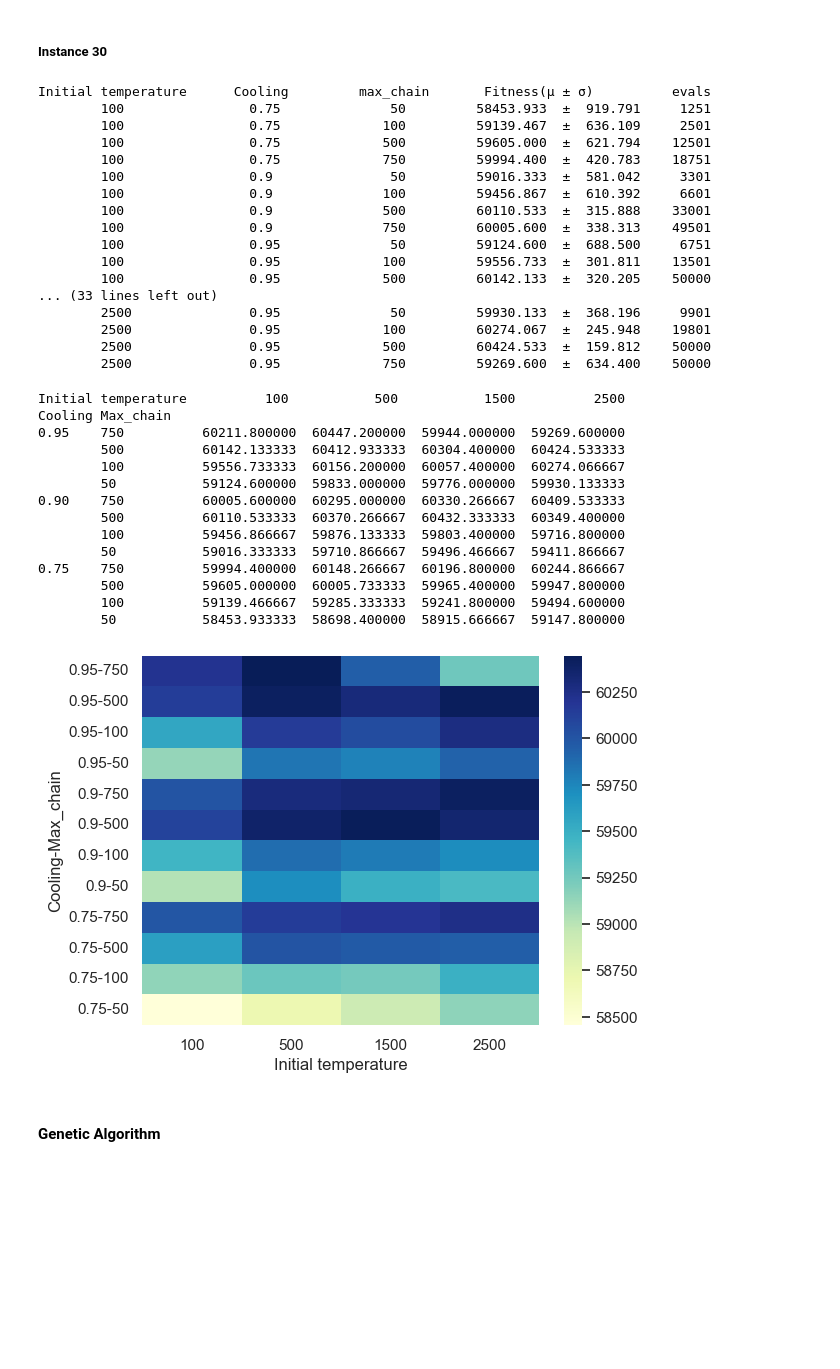
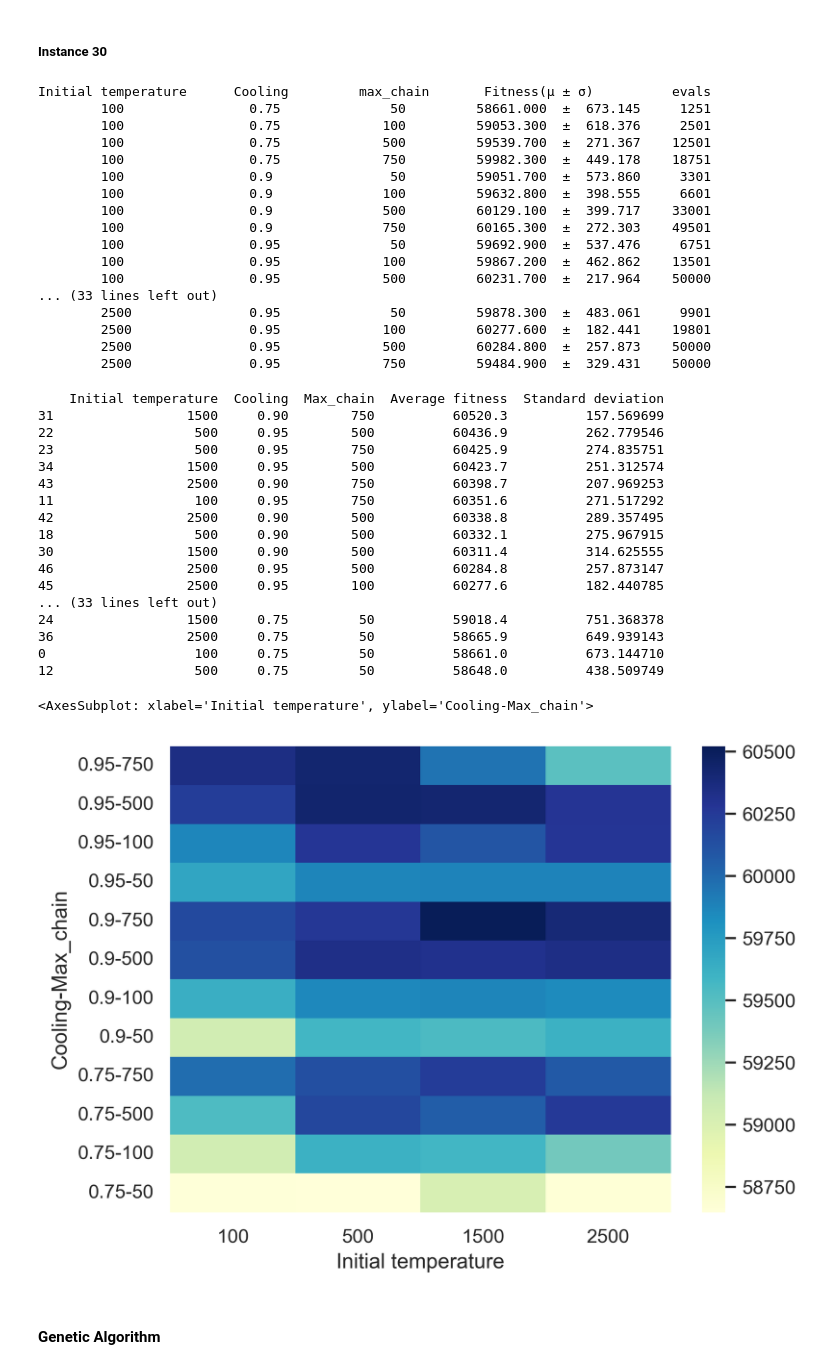
Before and after one commit to usainzg/search-heuristics, a Jupyter notebook: LOP_Naroa_Unai.ipynb, the cells around one changed output. Saved outputs shown, nothing was run; the diff lists cells and outputs as text; code cells hidden in the pictures; blank space fills up the shorter version.

```diff
--- a/LOP_Naroa_Unai.ipynb
+++ b/LOP_Naroa_Unai.ipynb
@@ -34,7 +34,8 @@ import random
 import matplotlib.pyplot as plt
 import more_itertools as mit
 from time import time
-import seaborn as sns; sns.set()
+import seaborn as sns
+sns.set(rc={"figure.dpi":300, 'savefig.dpi':300})
 import pandas as pd
 import random
 import time as tm
@@ -501,7 +502,7 @@ Time (μ ± σ):   0.020498  ±  0.012444
 instance_20 = read_instance_LOP(f"{std_instances_path}/Cebe.lop.n20.4")
 instance_30 = read_instance_LOP(f"{std_instances_path}/Cebe.lop.n30.3")
 # %%
-N_RUNS = 15
+N_RUNS = 10
 # %% [markdown]
 #### Simulated Annealing
 # %%
@@ -662,66 +667,70 @@ for tmp in initial_temperatures:
             # print("Time (μ ± σ):\t{:.6f}  ±  {:.6f}".format(float(np.mean(time_list)), float(np.std(time_list))))
 # %% [output]
 Initial temperature      Cooling         max_chain       Fitness(μ ± σ)          evals
-        100                0.75              50         58453.933  ±  919.791     1251
-        100                0.75             100         59139.467  ±  636.109     2501
-        100                0.75             500         59605.000  ±  621.794    12501
-        100                0.75             750         59994.400  ±  420.783    18751
-        100                0.9               50         59016.333  ±  581.042     3301
-        100                0.9              100         59456.867  ±  610.392     6601
-        100                0.9              500         60110.533  ±  315.888    33001
-        100                0.9              750         60005.600  ±  338.313    49501
-        100                0.95              50         59124.600  ±  688.500     6751
-        100                0.95             100         59556.733  ±  301.811    13501
-        100                0.95             500         60142.133  ±  320.205    50000
+        100                0.75              50         58661.000  ±  673.145     1251
+        100                0.75             100         59053.300  ±  618.376     2501
+        100                0.75             500         59539.700  ±  271.367    12501
+        100                0.75             750         59982.300  ±  449.178    18751
+        100                0.9               50         59051.700  ±  573.860     3301
+        100                0.9              100         59632.800  ±  398.555     6601
+        100                0.9              500         60129.100  ±  399.717    33001
+        100                0.9              750         60165.300  ±  272.303    49501
+        100                0.95              50         59692.900  ±  537.476     6751
+        100                0.95             100         59867.200  ±  462.862    13501
+        100                0.95             500         60231.700  ±  217.964    50000
 ... (33 lines left out)
-        2500               0.95              50         59930.133  ±  368.196     9901
-        2500               0.95             100         60274.067  ±  245.948    19801
-        2500               0.95             500         60424.533  ±  159.812    50000
-        2500               0.95             750         59269.600  ±  634.400    50000
+        2500               0.95              50         59878.300  ±  483.061     9901
+        2500               0.95             100         60277.600  ±  182.441    19801
+        2500               0.95             500         60284.800  ±  257.873    50000
+        2500               0.95             750         59484.900  ±  329.431    50000
 # %%
 pd.set_option("expand_frame_repr", False)
 datos = pd.DataFrame(
     {
         "Initial temperature": list_initial_temperatures,
         "Cooling": list_coolings,
         "Max_chain": list_max_chain,
         "Average fitness": avg_fitnesses,
         "Standard deviation": deviations,
     }
 )
 datos.sort_values(
     by=["Average fitness"], inplace=True, ascending=False
 )
+print(datos)
 datos = datos.pivot(
     index=["Cooling", "Max_chain"],
     columns=[
         "Initial temperature",
     ],
     values="Average fitness",
 )
 datos.sort_index(axis=0, ascending=False, inplace=True)
-sns.heatmap(datos, fmt=".3f", cmap="YlGnBu")
-print(datos)
+sns.heatmap(datos, cmap="YlGnBu")
 
 # TODO: change!!!
 # BEST: Temperatura inicial alta (1500), cooling intermedio (0.9) y max_chain alto (500). Se llega al max de evals.
 # Fitness: 50598.300  ±  100.997
 # %% [output]
-Initial temperature          100           500           1500          2500
-Cooling Max_chain
-0.95    750          60211.800000  60447.200000  59944.000000  59269.600000
-        500          60142.133333  60412.933333  60304.400000  60424.533333
-        100          59556.733333  60156.200000  60057.400000  60274.066667
-        50           59124.600000  59833.000000  59776.000000  59930.133333
-0.90    750          60005.600000  60295.000000  60330.266667  60409.533333
-        500          60110.533333  60370.266667  60432.333333  60349.400000
-        100          59456.866667  59876.133333  59803.400000  59716.800000
-        50           59016.333333  59710.866667  59496.466667  59411.866667
-0.75    750          59994.400000  60148.266667  60196.800000  60244.866667
-        500          59605.000000  60005.733333  59965.400000  59947.800000
-        100          59139.466667  59285.333333  59241.800000  59494.600000
-        50           58453.933333  58698.400000  58915.666667  59147.800000
+    Initial temperature  Cooling  Max_chain  Average fitness  Standard deviation
+31                 1500     0.90        750          60520.3          157.569699
+22                  500     0.95        500          60436.9          262.779546
+23                  500     0.95        750          60425.9          274.835751
+34                 1500     0.95        500          60423.7          251.312574
+43                 2500     0.90        750          60398.7          207.969253
+11                  100     0.95        750          60351.6          271.517292
+42                 2500     0.90        500          60338.8          289.357495
+18                  500     0.90        500          60332.1          275.967915
+30                 1500     0.90        500          60311.4          314.625555
+46                 2500     0.95        500          60284.8          257.873147
+45                 2500     0.95        100          60277.6          182.440785
+... (33 lines left out)
+24                 1500     0.75         50          59018.4          751.368378
+36                 2500     0.75         50          58665.9          649.939143
+0                   100     0.75         50          58661.0          673.144710
+12                  500     0.75         50          58648.0          438.509749
+<AxesSubplot: xlabel='Initial temperature', ylabel='Cooling-Max_chain'>
-[figure, old version]
+[figure, new version]
 # %% [markdown]
 #### Genetic Algorithm
 # %%
```
Also changed, not shown: parts of 16 cells of this notebook.
